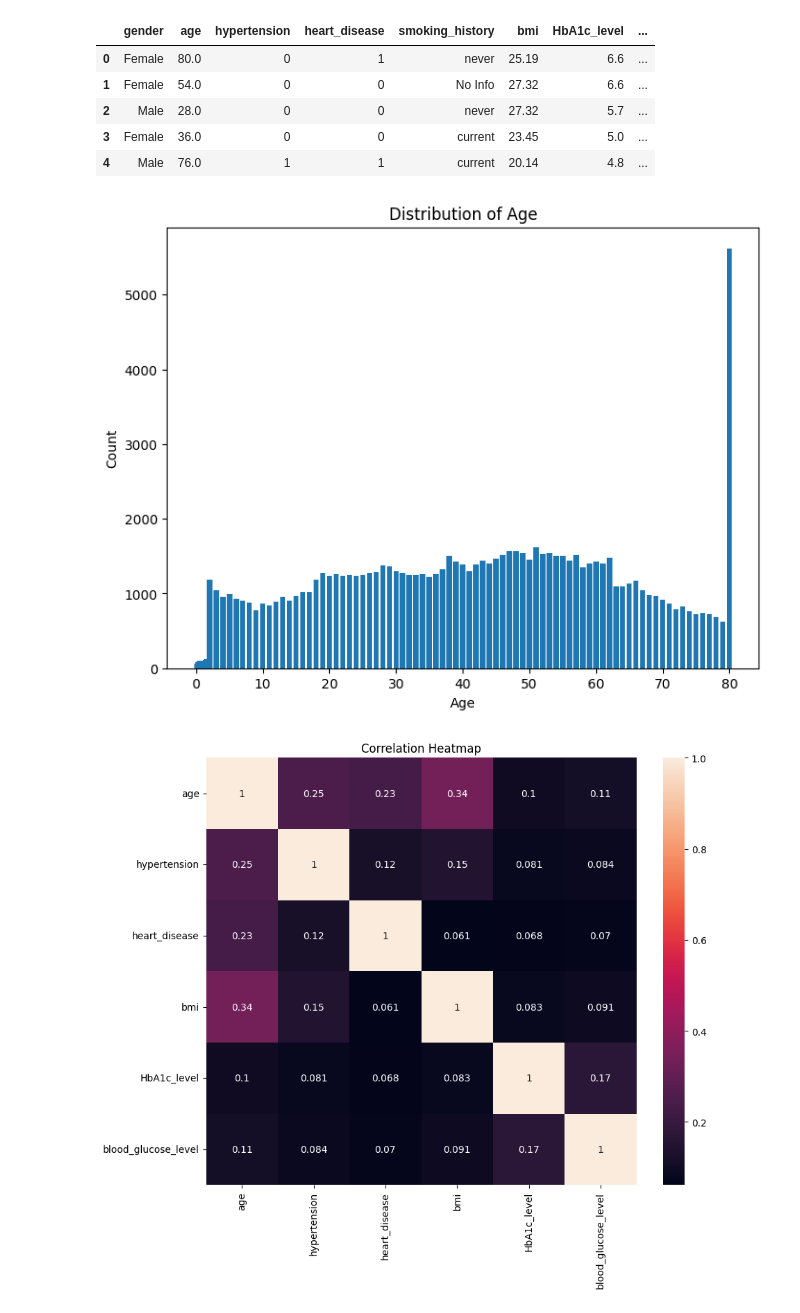
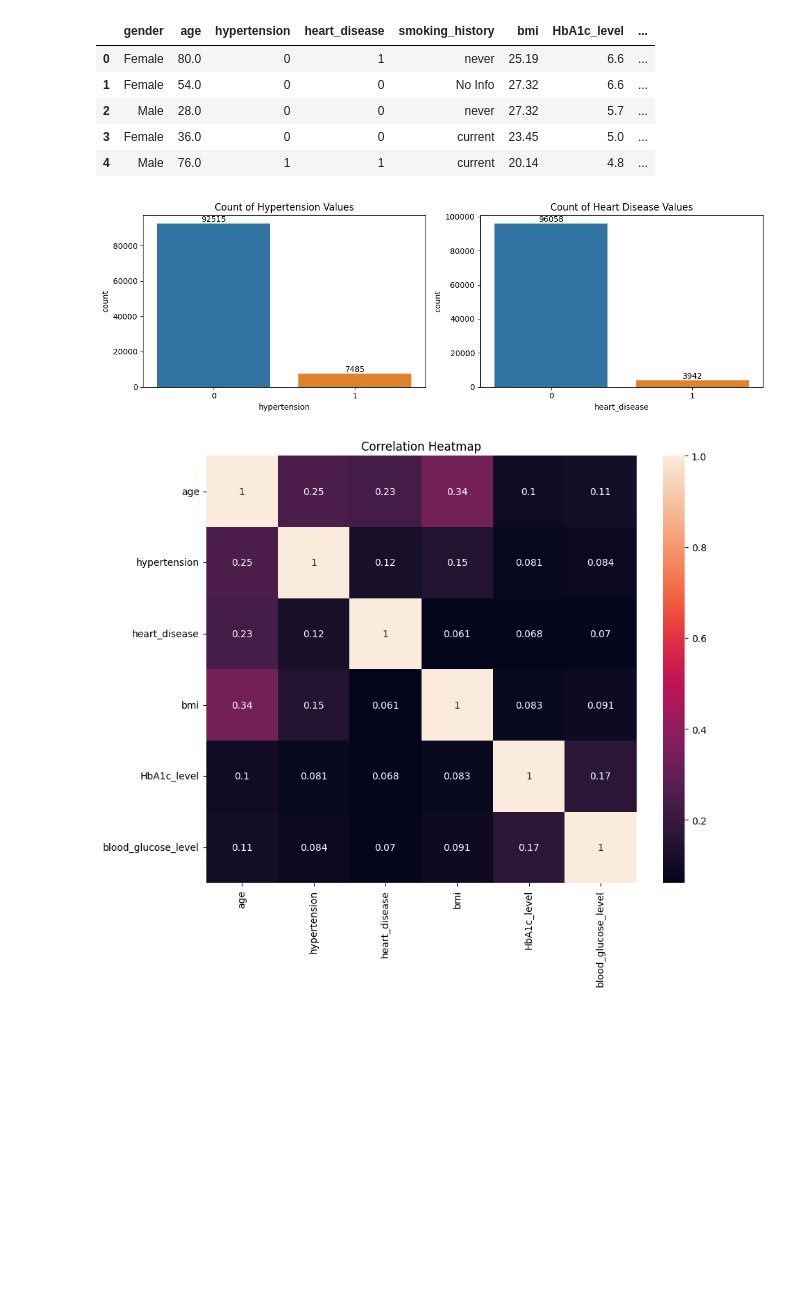
Before and after one commit to mayurd8862/Diabetes_Prediction_using_Logistic_Regression_from_scratch, a Jupyter notebook: new.ipynb, the cells around one changed output. Drawn from its saved outputs; the diff is of its cells as text; code cells hidden in the pictures; blank space fills up the shorter version.

Commit message:
added some visualization techniques

```diff
--- a/new.ipynb
+++ b/new.ipynb
@@ -86,23 +125,38 @@ df.head()
 | 2 | Male | 28.0 | 0 | 0 | never | 27.32 | 5.7 | ... |
 | 3 | Female | 36.0 | 0 | 0 | current | 23.45 | 5.0 | ... |
 | 4 | Male | 76.0 | 1 | 1 | current | 20.14 | 4.8 | ... |
-# %%
-# Assuming df is your DataFrame containing the dataset
-# You can use the 'age' column for the bar plot
-
-# Create the bar plot
-plt.figure(figsize=(8, 6))
-plt.bar(df['age'].value_counts().index, df['age'].value_counts().values)
-
-# Set labels and title
-plt.xlabel('Age')
-plt.ylabel('Count')
-plt.title('Distribution of Age')
-
-# Show the plot
-plt.show()
-# %% [output]
-[figure, removed]
+# %%
+# import seaborn as sns
+# import matplotlib.pyplot as plt
+
+# Create a figure with two subplots
+fig, axes = plt.subplots(1, 2, figsize=(12, 4))
+
+# Count and plot hypertension values
+unique_counts_hypertension = df['hypertension'].value_counts()
+
+sns.countplot(data=df, x='hypertension', ax=axes[0])
+
+for i, count in enumerate(unique_counts_hypertension):
+    axes[0].text(i, count, str(count), ha='center', va='bottom')
+axes[0].set_title('Count of Hypertension Values')
+
+# Count and plot heart_disease values
+unique_counts_heart_disease = df['heart_disease'].value_counts()
+
+sns.countplot(data=df, x='heart_disease', ax=axes[1])
+
+for i, count in enumerate(unique_counts_heart_disease):
+    axes[1].text(i, count, str(count), ha='center', va='bottom')
+axes[1].set_title('Count of Heart Disease Values')
+
+# Adjust layout
+plt.tight_layout()
+
+# Show the plots
+plt.show()
+# %% [output]
+[figure, added]
 # %%
 import seaborn as sns
 
```
Also changed, not shown: parts of 6 cells of this notebook.
